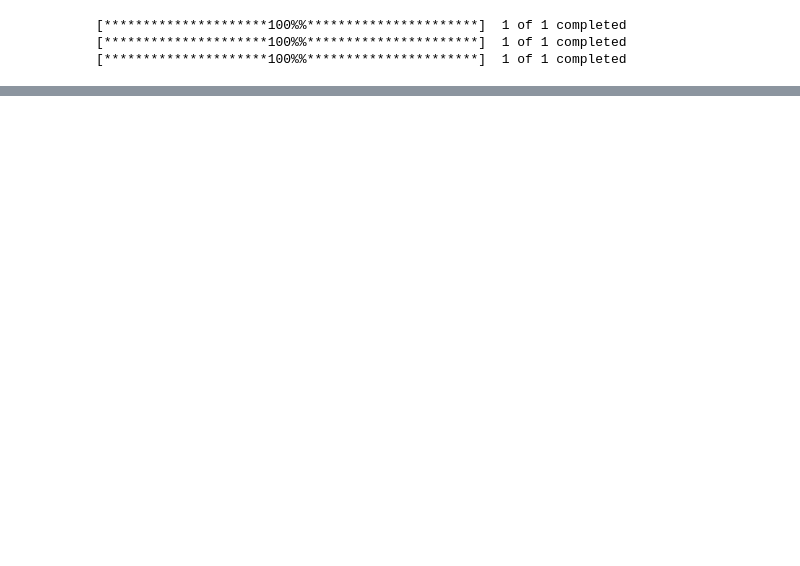
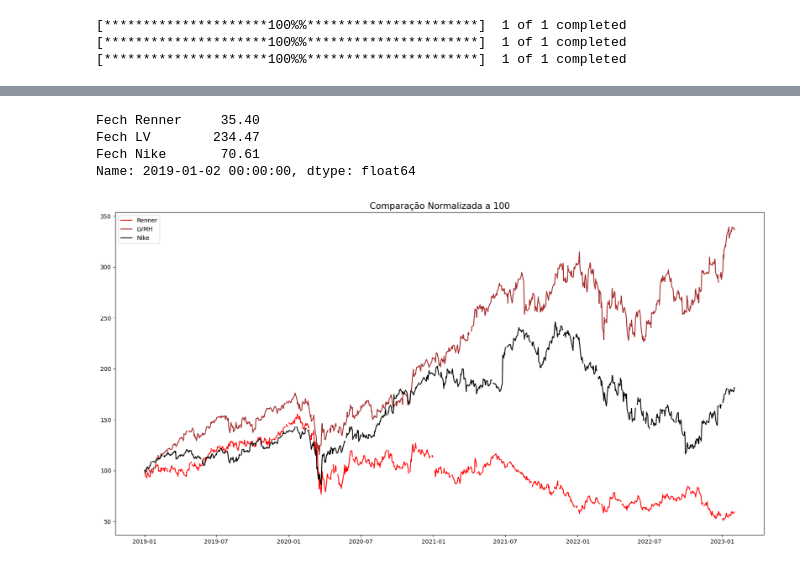
Before and after one commit to doblotoon/normalizacao-a-100, a Jupyter notebook: normalizacao_victor.ipynb, the cells around one changed output, grey strips where cells are left out. Drawn from its saved outputs; the diff is of its cells as text; code cells hidden in the pictures; blank space fills up the shorter version.

```diff
--- a/normalizacao_victor.ipynb
+++ b/normalizacao_victor.ipynb
@@ -60,0 +51,3 @@ df.head()
+# %%
+df.columns = ['Fech Renner', 'Fech LV', 'Fech Nike']
+df.head()
@@ -60,0 +62,21 @@ df.head()
+# %%
+print(df.iloc[0])
+# %% [output]
+Fech Renner     35.40
+Fech LV        234.47
+Fech Nike       70.61
+Name: 2019-01-02 00:00:00, dtype: float64
+# %%
+# Ele extrairá o primeiro valor da tabela.
+
+df.iloc[0]
+
+plt.figure(figsize=[20,10],facecolor='white')
+plt.plot((df['Fech Renner'] / df['Fech Renner'].iloc[0] * 100),color='red')
+plt.plot((df['Fech LV'] / df['Fech LV'].iloc[0] * 100),color='brown')
+plt.plot((df['Fech Nike'] / df['Fech Nike'].iloc[0] * 100),color='black')
+plt.title('Comparação Normalizada a 100',fontsize=15)
+plt.legend(['Renner','LVMH','Nike'])
+plt.show()
+# %% [output]
+[figure, added]
```
Also changed, not shown: parts of 6 cells of this notebook.
